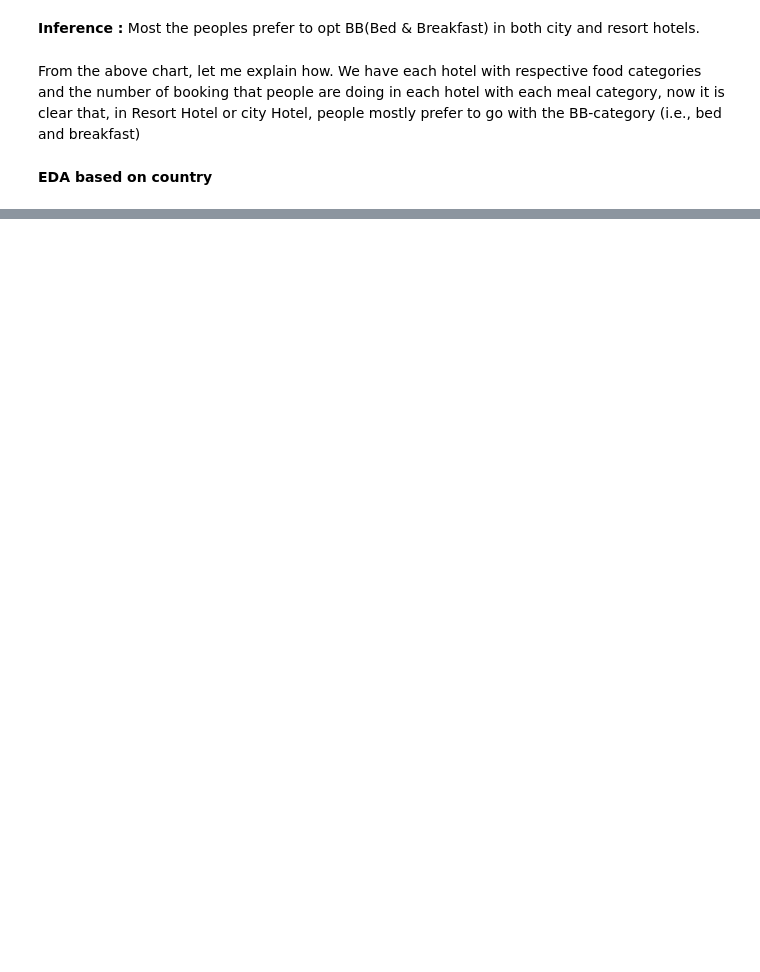
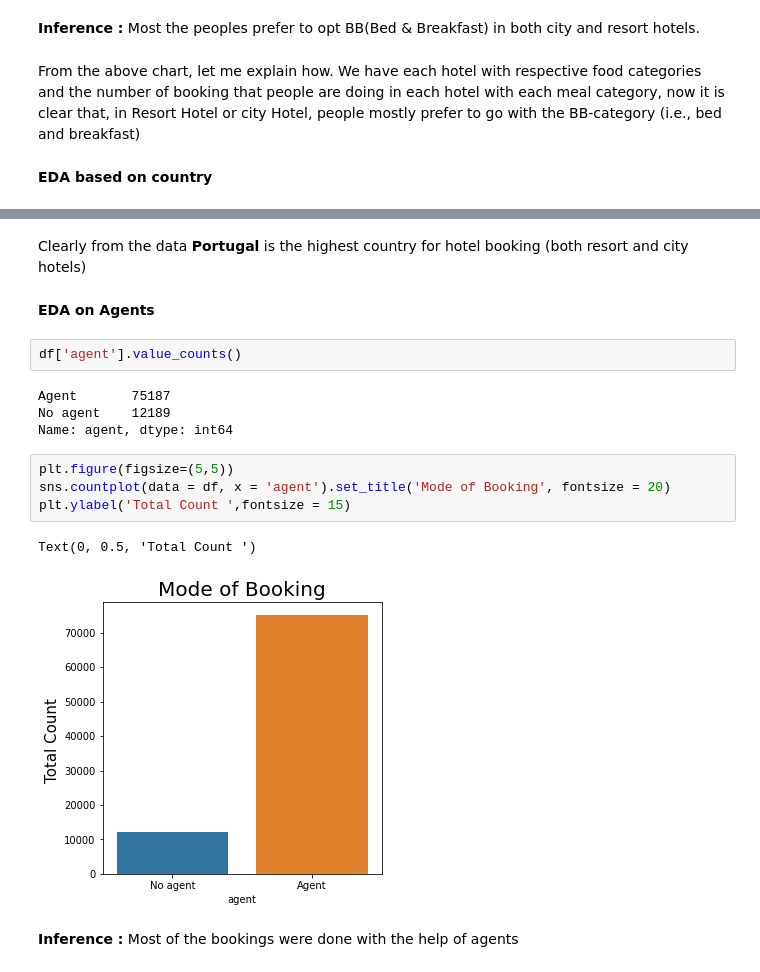
Before and after one commit to rohithv-21/Hotel-booking-analysis, a Jupyter notebook: Individual_Notebook.ipynb, the cells around one changed output, grey strips where cells are left out. Saved outputs shown, nothing was run; the diff lists cells and outputs as text; blank space fills up the shorter version.

```diff
--- a/Individual_Notebook.ipynb
+++ b/Individual_Notebook.ipynb
@@ -221,0 +404,19 @@ From the above chart, let me explain how. We have each hotel with respective foo
+# %% [markdown]
+Clearly from the data **Portugal** is the highest country for hotel booking (both resort and city hotels)
+# %% [markdown]
+**EDA on Agents**
+# %%
+df['agent'].value_counts()
+# %% [output]
+Agent       75187
+No agent    12189
+Name: agent, dtype: int64
+# %%
+plt.figure(figsize=(5,5))
+sns.countplot(data = df, x = 'agent').set_title('Mode of Booking', fontsize = 20)
+plt.ylabel('Total Count ',fontsize = 15)
+# %% [output]
+Text(0, 0.5, 'Total Count ')
+[figure, added]
+# %% [markdown]
+**Inference :** Most of the bookings were done with the help of agents
```
Also changed, not shown: parts of 27 cells of this notebook.
